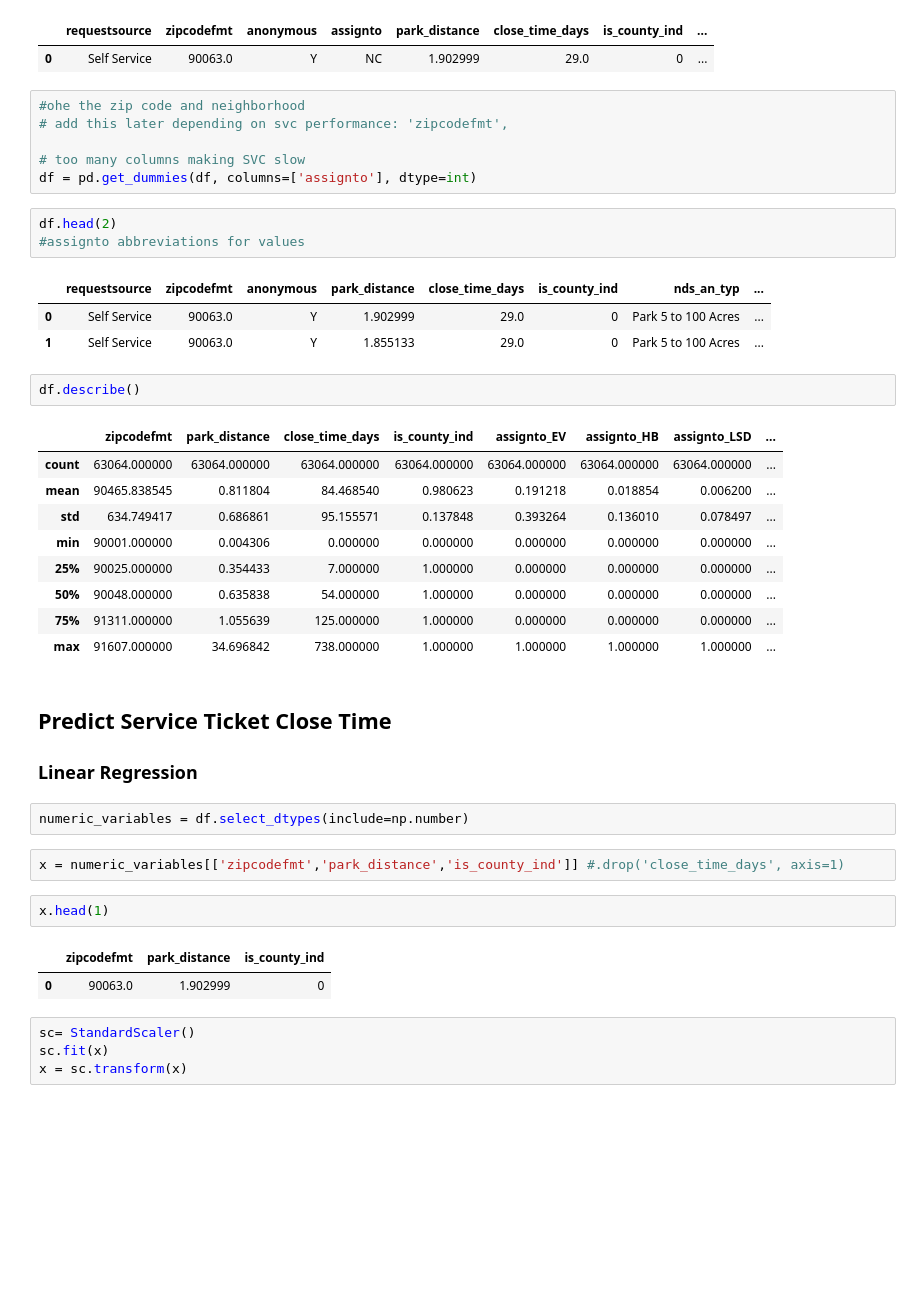
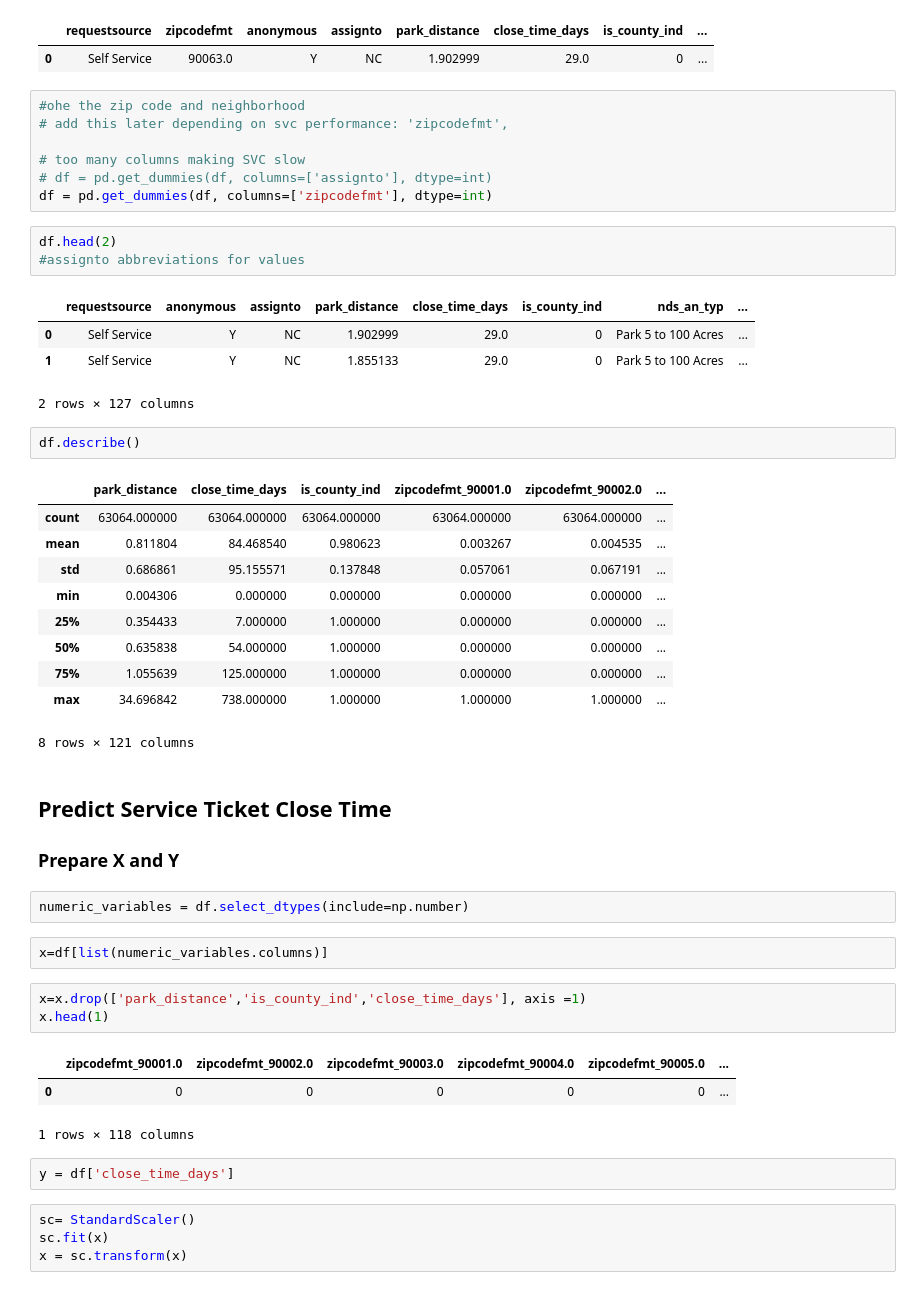
Before and after one commit to aeaiu/usable_ai_project, a Jupyter notebook: Notebooks/5_ml_prediction.ipynb, the cells around one changed output. Saved outputs shown, nothing was run; the diff lists cells and outputs as text; blank space fills up the shorter version.

```diff
--- a/Notebooks/5_ml_prediction.ipynb
+++ b/Notebooks/5_ml_prediction.ipynb
@@ -134,38 +134,45 @@ df.head(1)
 # add this later depending on svc performance: 'zipcodefmt',
 
 # too many columns making SVC slow
-df = pd.get_dummies(df, columns=['assignto'], dtype=int)
+# df = pd.get_dummies(df, columns=['assignto'], dtype=int)
+df = pd.get_dummies(df, columns=['zipcodefmt'], dtype=int)
 # %%
 df.head(2)
 #assignto abbreviations for values
 # %% [output]
-|  | requestsource | zipcodefmt | anonymous | park_distance | close_time_days | is_county_ind | nds_an_typ | ... |
-| 0 | Self Service | 90063.0 | Y | 1.902999 | 29.0 | 0 | Park 5 to 100 Acres | ... |
-| 1 | Self Service | 90063.0 | Y | 1.855133 | 29.0 | 0 | Park 5 to 100 Acres | ... |
+|  | requestsource | anonymous | assignto | park_distance | close_time_days | is_county_ind | nds_an_typ | ... |
+| 0 | Self Service | Y | NC | 1.902999 | 29.0 | 0 | Park 5 to 100 Acres | ... |
+| 1 | Self Service | Y | NC | 1.855133 | 29.0 | 0 | Park 5 to 100 Acres | ... |
+2 rows × 127 columns
 # %%
 df.describe()
 # %% [output]
-|  | zipcodefmt | park_distance | close_time_days | is_county_ind | assignto_EV | assignto_HB | assignto_LSD | ... |
-| count | 63064.000000 | 63064.000000 | 63064.000000 | 63064.000000 | 63064.000000 | 63064.000000 | 63064.000000 | ... |
-| mean | 90465.838545 | 0.811804 | 84.468540 | 0.980623 | 0.191218 | 0.018854 | 0.006200 | ... |
-| std | 634.749417 | 0.686861 | 95.155571 | 0.137848 | 0.393264 | 0.136010 | 0.078497 | ... |
-| min | 90001.000000 | 0.004306 | 0.000000 | 0.000000 | 0.000000 | 0.000000 | 0.000000 | ... |
-| 25% | 90025.000000 | 0.354433 | 7.000000 | 1.000000 | 0.000000 | 0.000000 | 0.000000 | ... |
-| 50% | 90048.000000 | 0.635838 | 54.000000 | 1.000000 | 0.000000 | 0.000000 | 0.000000 | ... |
-| 75% | 91311.000000 | 1.055639 | 125.000000 | 1.000000 | 0.000000 | 0.000000 | 0.000000 | ... |
-| max | 91607.000000 | 34.696842 | 738.000000 | 1.000000 | 1.000000 | 1.000000 | 1.000000 | ... |
+|  | park_distance | close_time_days | is_county_ind | zipcodefmt_90001.0 | zipcodefmt_90002.0 | ... |
+| count | 63064.000000 | 63064.000000 | 63064.000000 | 63064.000000 | 63064.000000 | ... |
+| mean | 0.811804 | 84.468540 | 0.980623 | 0.003267 | 0.004535 | ... |
+| std | 0.686861 | 95.155571 | 0.137848 | 0.057061 | 0.067191 | ... |
+| min | 0.004306 | 0.000000 | 0.000000 | 0.000000 | 0.000000 | ... |
+| 25% | 0.354433 | 7.000000 | 1.000000 | 0.000000 | 0.000000 | ... |
+| 50% | 0.635838 | 54.000000 | 1.000000 | 0.000000 | 0.000000 | ... |
+| 75% | 1.055639 | 125.000000 | 1.000000 | 0.000000 | 0.000000 | ... |
+| max | 34.696842 | 738.000000 | 1.000000 | 1.000000 | 1.000000 | ... |
+8 rows × 121 columns
 # %% [markdown]
 ## Predict Service Ticket Close Time
-### Linear Regression
+### Prepare X and Y
 # %%
 numeric_variables = df.select_dtypes(include=np.number)
-# %%
-x = numeric_variables[['zipcodefmt','park_distance','is_county_ind']] #.drop('close_time_days', axis=1)
+# %%
+x=df[list(numeric_variables.columns)]
 # %%
+x=x.drop(['park_distance','is_county_ind','close_time_days'], axis =1)
 x.head(1)
 # %% [output]
-|  | zipcodefmt | park_distance | is_county_ind |
-| 0 | 90063.0 | 1.902999 | 0 |
+|  | zipcodefmt_90001.0 | zipcodefmt_90002.0 | zipcodefmt_90003.0 | zipcodefmt_90004.0 | zipcodefmt_90005.0 | ... |
+| 0 | 0 | 0 | 0 | 0 | 0 | ... |
+1 rows × 118 columns
+# %%
+y = df['close_time_days']
 # %%
 sc= StandardScaler()
 sc.fit(x)
```
Also changed, not shown: parts of 31 cells of this notebook.
